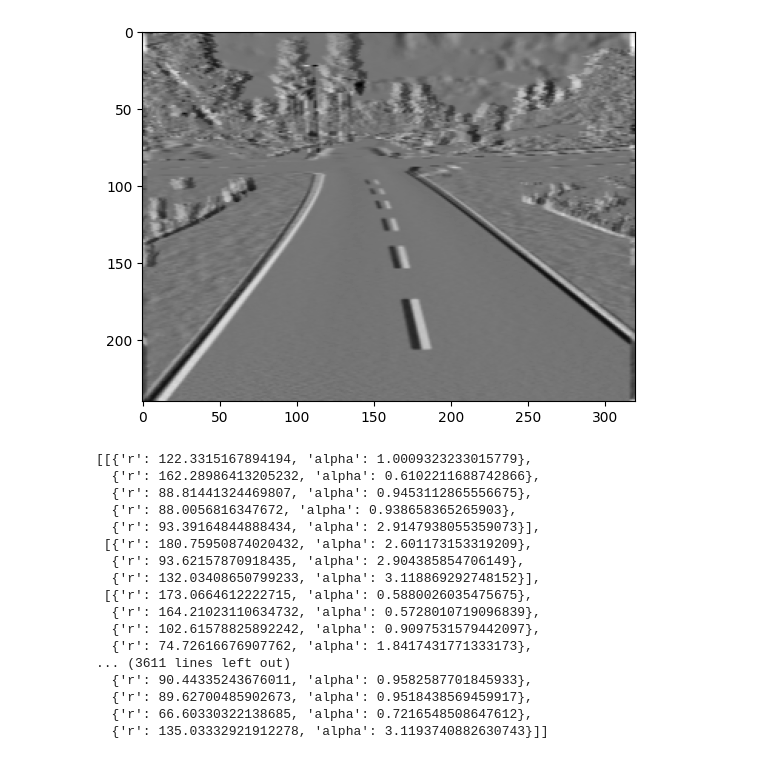
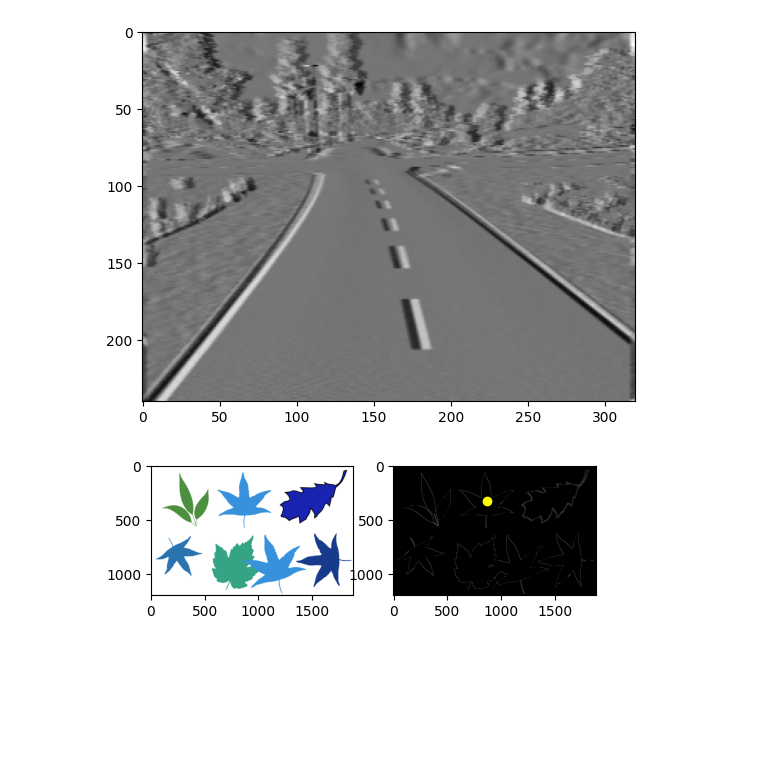
Before and after one commit to lavData/ltss_seminar, a Jupyter notebook: test.ipynb, the cells around one changed output. Saved outputs shown, nothing was run; the diff lists cells and outputs as text; code cells hidden in the pictures; blank space fills up the shorter version.

```diff
--- a/test.ipynb
+++ b/test.ipynb
@@ -84,20 +105,0 @@ for i in range(len(indices_i)):
-# %%
-r_table
-# %% [output]
-[[{'r': 122.3315167894194, 'alpha': 1.0009323233015779},
-  {'r': 162.28986413205232, 'alpha': 0.6102211688742866},
-  {'r': 88.81441324469807, 'alpha': 0.9453112865556675},
-  {'r': 88.0056816347672, 'alpha': 0.938658365265903},
-  {'r': 93.39164844888434, 'alpha': 2.9147938055359073}],
- [{'r': 180.75950874020432, 'alpha': 2.601173153319209},
-  {'r': 93.62157870918435, 'alpha': 2.904385854706149},
-  {'r': 132.03408650799233, 'alpha': 3.118869292748152}],
- [{'r': 173.0664612222715, 'alpha': 0.5880026035475675},
-  {'r': 164.21023110634732, 'alpha': 0.5728010719096839},
-  {'r': 102.61578825892242, 'alpha': 0.9097531579442097},
-  {'r': 74.72616676907762, 'alpha': 1.8417431771333173},
-... (3611 lines left out)
-  {'r': 90.44335243676011, 'alpha': 0.9582587701845933},
-  {'r': 89.62700485902673, 'alpha': 0.9518438569459917},
-  {'r': 66.60330322138685, 'alpha': 0.7216548508647612},
-  {'r': 135.03332921912278, 'alpha': 3.1193740882630743}]]
@@ -103,0 +116,43 @@ r_table
+# %%
+width = template.data.shape[1]
+height = template.data.shape[0]
+wblock = (width + BLOCK_SIZE - 1) // BLOCK_SIZE
+hblock = (height + BLOCK_SIZE - 1) // BLOCK_SIZE
+
+accumulator = np.zeros((hblock, wblock), dtype=np.int32)
+block_maxima = np.zeros((hblock, wblock), dtype=[('x', int), ('y', int), ('hits', int)])
+# %%
+_max = 0
+for j in range(height):
+    for i in range(width):
+        if mag_threshold.data[j][i] == 255:
+            phi = orientation.data[j][i]
+            i_slice = int(phi // DELTA_ROTATION_ANGLE)
+            entries = self.r_table[i_slice]
+            for entry in entries:
+                r = entry['r']
+                alpha = entry['alpha']
+                xc = int(i + r * math.cos(alpha))
+                yc = int(j + r * math.sin(alpha))
+
+                if xc < 0 or xc >= width or yc < 0 or yc >= height:
+                    continue
+                accumulator[yc // BLOCK_SIZE][xc // BLOCK_SIZE] += 1
+                block_maxima[yc // BLOCK_SIZE][xc // BLOCK_SIZE]['hits'] = accumulator[yc // BLOCK_SIZE][xc // BLOCK_SIZE]
+                block_maxima[yc // BLOCK_SIZE][xc // BLOCK_SIZE]['x'] = xc
+                block_maxima[yc // BLOCK_SIZE][xc // BLOCK_SIZE]['y'] = yc
+                if accumulator[yc // BLOCK_SIZE][xc // BLOCK_SIZE] > _max:
+                    _max = accumulator[yc // BLOCK_SIZE][xc // BLOCK_SIZE]
+# %%
+maxima_thres = round(_max * THRESHOLD_RATIO)
+figure = plt.figure(figsize=(12, 12))
+subplot1 = figure.add_subplot(1, 4, 1)
+subplot1.imshow(template.data)
+subplot2 = figure.add_subplot(1, 4, 2)
+subplot2.imshow(mag_threshold.data, cmap="gray")
+for j in range(hblock):
+    for i in range(wblock):
+        if block_maxima[j][i]['hits'] > maxima_thres:
+            subplot2.plot([block_maxima[j][i]['x']], [block_maxima[j][i]['y']], marker='o', color="yellow")
+# %% [output]
+[figure, added]
```
Also changed, not shown: parts of 4 cells of this notebook, 1 other file.
